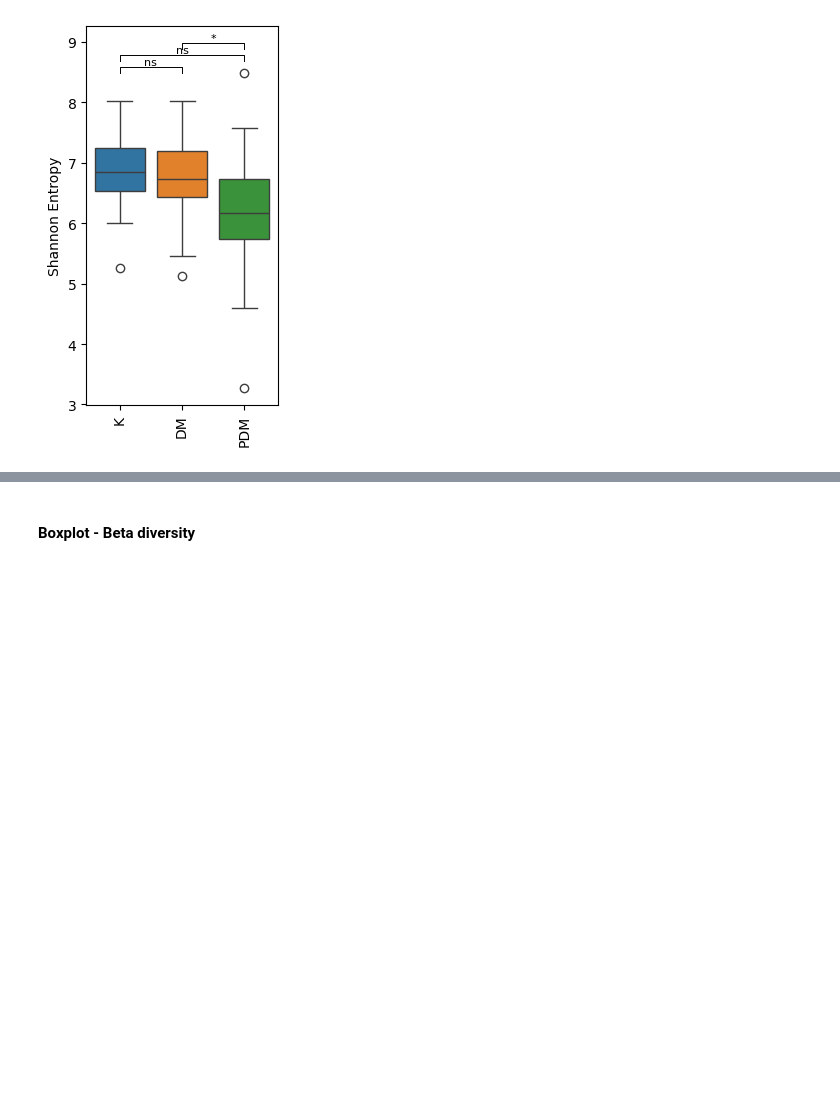
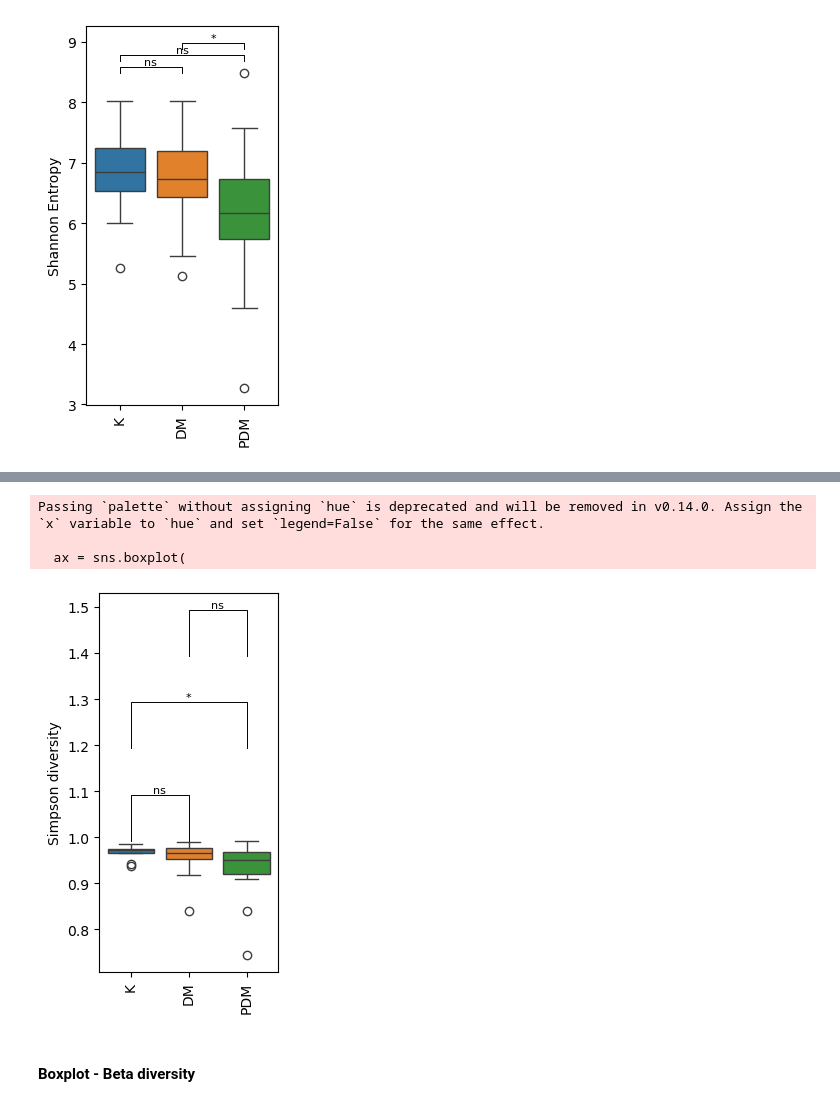
Before and after one commit to ErikaKvalem/Effenberger-Diabetes, a Jupyter notebook: 02-scripts/parse.ipynb, the cells around one changed output, grey strips where cells are left out. Cells and saved outputs as stored; diff of their text form; code cells hidden in the pictures; blank space fills up the shorter version.

```diff
--- a/02-scripts/parse.ipynb
+++ b/02-scripts/parse.ipynb
@@ -739,0 +706,4 @@ Passing `palette` without assigning `hue` is deprecated and will be removed in v
+# %%
+simpson.index.name = 'sample_information'
+# %%
+simpson["id"] = simpson.index
@@ -740,3 +712,70 @@ Passing `palette` without assigning `hue` is deprecated and will be removed in v
+# %%
+merged = simpson.merge(metadata[['Type']], left_index=["id"], right_index=[""])
+# %%
+merged["Type"].replace("Diabetes mellitus Typ1", "DM",inplace=True)
+merged["Type"].replace("pankreopriver Diabetes", "PDM",inplace=True)
+merged["Type"].replace("Kontrolle","K",inplace=True)
+merged["Type"].replace("Diabetes mellitus Typ1", "DM",inplace=True)
+merged["Type"].replace("pankreopriver Diabetes", "PDM",inplace=True)
+merged["Type"].replace("Kontrolle","K",inplace=True)
+# %%
+# Order and palette
+order = ["K", "DM", "PDM"]
+custom_palette = {
+    "K": "#1f77b4",
+    "DM": "#ff7f0e",
+    "PDM": "#2ca02c",
+}
+
+# Create plot
+plt.figure(figsize=(2.6, 4.5))
+ax = sns.boxplot(
+    data=merged, x="Type", y="simpsons", palette=custom_palette, order=order
+)
+plt.xticks(rotation=90)
+plt.xlabel("")
+plt.ylabel("Simpson diversity")
+
+# ---- Add significance stars ---- #
+comparisons = [("K", "DM"), ("K", "PDM"), ("PDM", "DM")]
+y_max = merged["simpsons"].max()
+h = 0.2  # height offset between comparisons
+
+for i, (group1, group2) in enumerate(comparisons):
+    x1, x2 = order.index(group1), order.index(group2)
+    y1 = merged[merged["Type"] == group1]["simpsons"]
+    y2 = merged[merged["Type"] == group2]["simpsons"]
+
+    stat, p = mannwhitneyu(y1, y2, alternative="two-sided")
+
+    # Determine significance stars
+    if p < 0.001:
+        star = "***"
+    elif p < 0.01:
+        star = "**"
+    elif p < 0.05:
+        star = "*"
+    else:
+        star = "ns"
+
+    # Plot the line and text
+    y_line = y_max + h * i
+    ax.plot(
+        [x1, x1, x2, x2],
+        [y_line, y_line + 0.1, y_line + 0.1, y_line],
+        lw=0.7,
+        c="black",
+    )
+    ax.text((x1 + x2) / 2, y_line + 0.1, star, ha="center", va="bottom", fontsize=8)
+#plt.savefig("./figures/v02/alpha_simpson.svg")
+#plt.savefig("./figures/v02/alpha_simpson.png")
+plt.tight_layout()
+plt.show()
+# %% [output]
+Passing `palette` without assigning `hue` is deprecated and will be removed in v0.14.0. Assign the `x` variable to `hue` and set `legend=False` for the same effect.
+
+  ax = sns.boxplot(
+[figure, added]
 # %% [markdown]
 #### Boxplot - Beta diversity
 # %%
```
Also changed, not shown: parts of 7 cells of this notebook, 5 other files.
